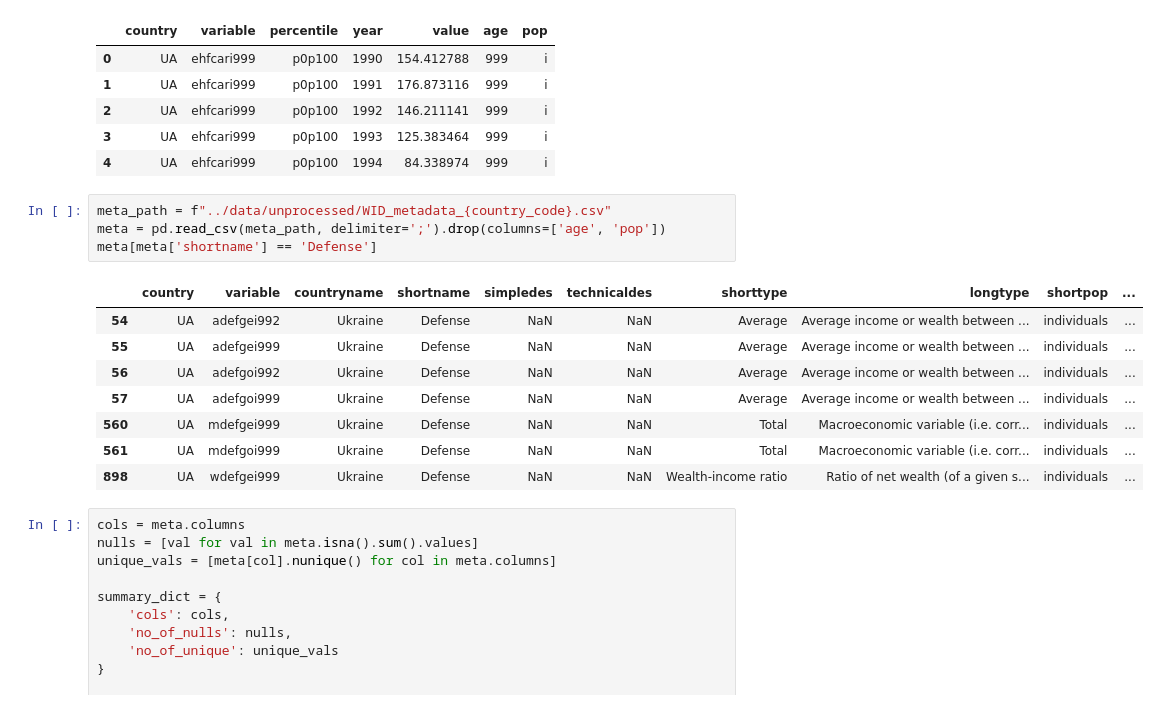
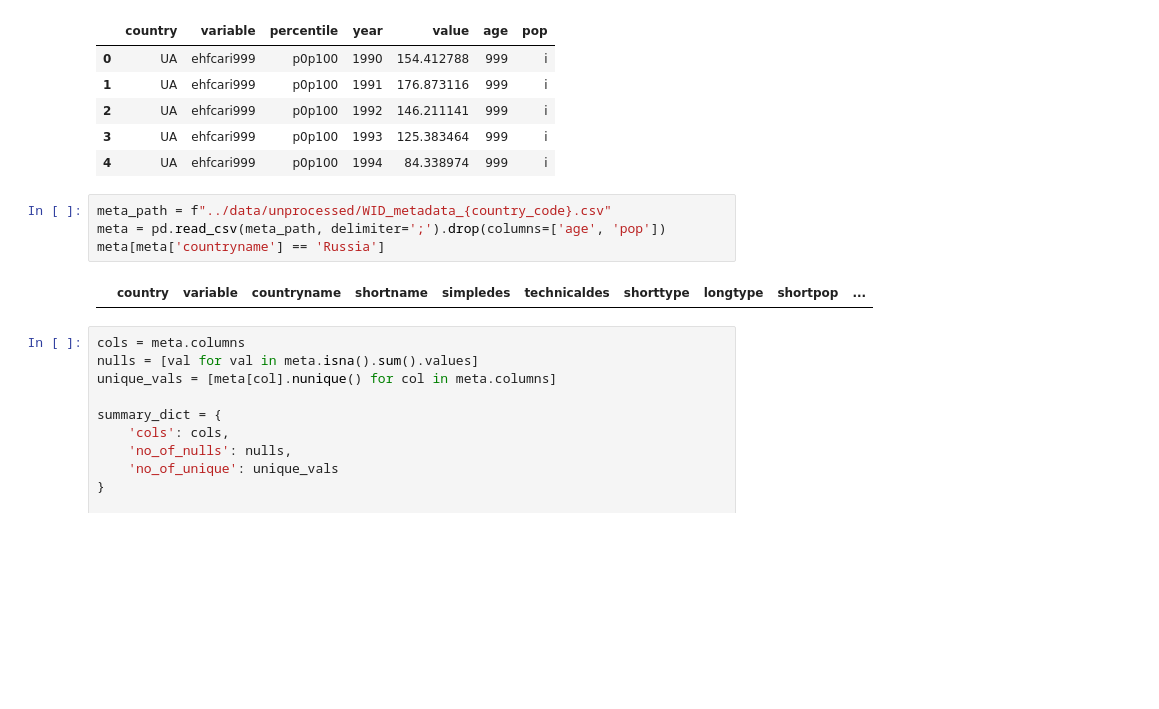
Before and after one commit to aldillon88/world-inequality-analysis, a Jupyter notebook: notebooks/initial-eda.ipynb, the cells around one changed output. Cells and saved outputs as stored; diff of their text form; blank space fills up the shorter version.

```diff
--- a/notebooks/initial-eda.ipynb
+++ b/notebooks/initial-eda.ipynb
@@ -36,16 +36,9 @@ country.head()
 # %%
 meta_path = f"../data/unprocessed/WID_metadata_{country_code}.csv"
 meta = pd.read_csv(meta_path, delimiter=';').drop(columns=['age', 'pop'])
-meta[meta['shortname'] == 'Defense']
+meta[meta['countryname'] == 'Russia']
 # %% [output]
 |  | country | variable | countryname | shortname | simpledes | technicaldes | shorttype | longtype | shortpop | ... |
-| 54 | UA | adefgei992 | Ukraine | Defense | NaN | NaN | Average | Average income or wealth between ... | individuals | ... |
-| 55 | UA | adefgei999 | Ukraine | Defense | NaN | NaN | Average | Average income or wealth between ... | individuals | ... |
-| 56 | UA | adefgoi992 | Ukraine | Defense | NaN | NaN | Average | Average income or wealth between ... | individuals | ... |
-| 57 | UA | adefgoi999 | Ukraine | Defense | NaN | NaN | Average | Average income or wealth between ... | individuals | ... |
-| 560 | UA | mdefgei999 | Ukraine | Defense | NaN | NaN | Total | Macroeconomic variable (i.e. corr... | individuals | ... |
-| 561 | UA | mdefgoi999 | Ukraine | Defense | NaN | NaN | Total | Macroeconomic variable (i.e. corr... | individuals | ... |
-| 898 | UA | wdefgei999 | Ukraine | Defense | NaN | NaN | Wealth-income ratio | Ratio of net wealth (of a given s... | individuals | ... |
 # %%
 cols = meta.columns
 nulls = [val for val in meta.isna().sum().values]
```
Also changed, not shown: 1 other file.
